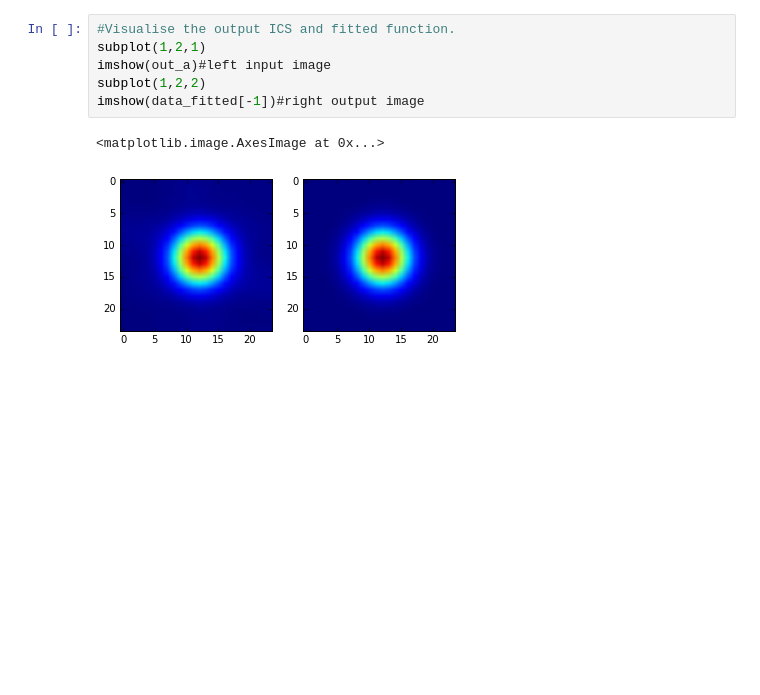
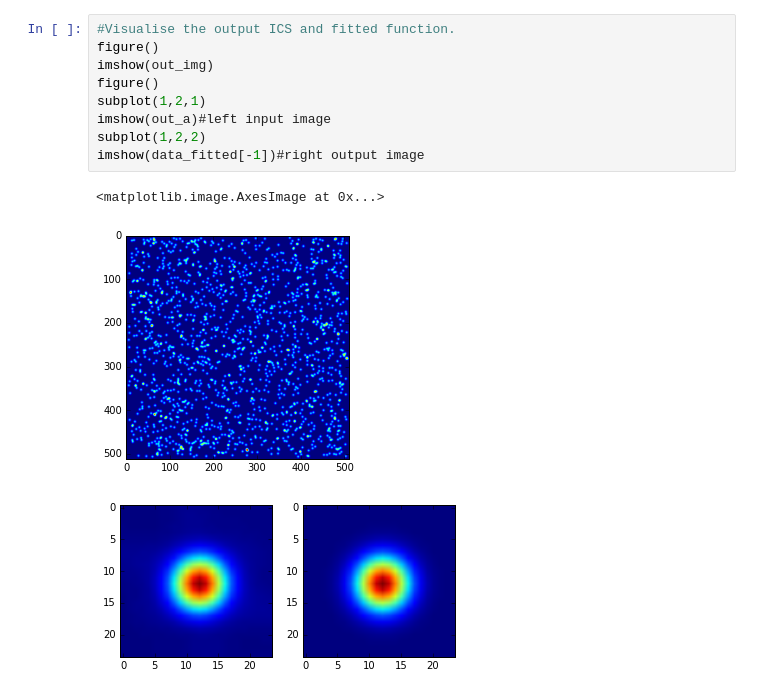
Before and after one commit to dwaithe/generalMacros, a Jupyter notebook: ICS/ICS code.ipynb, the cells around one changed output. Saved outputs shown, nothing was run; the diff lists cells and outputs as text; blank space fills up the shorter version.

```diff
--- a/ICS/ICS code.ipynb
+++ b/ICS/ICS code.ipynb
@@ -62,10 +64,14 @@ WARNING: pylab import has clobbered these variables: ['e']
 `%matplotlib` prevents importing * from pylab and numpy
 # %%
 #Visualise the output ICS and fitted function.
+figure()
+imshow(out_img)
+figure()
 subplot(1,2,1)
 imshow(out_a)#left input image
 subplot(1,2,2)
 imshow(data_fitted[-1])#right output image
 # %% [output]
 <matplotlib.image.AxesImage at 0x...>
-[figure, old version]
+[figure, new version]
+[figure, added]
```
Also changed, not shown: parts of 1 cell of this notebook.
